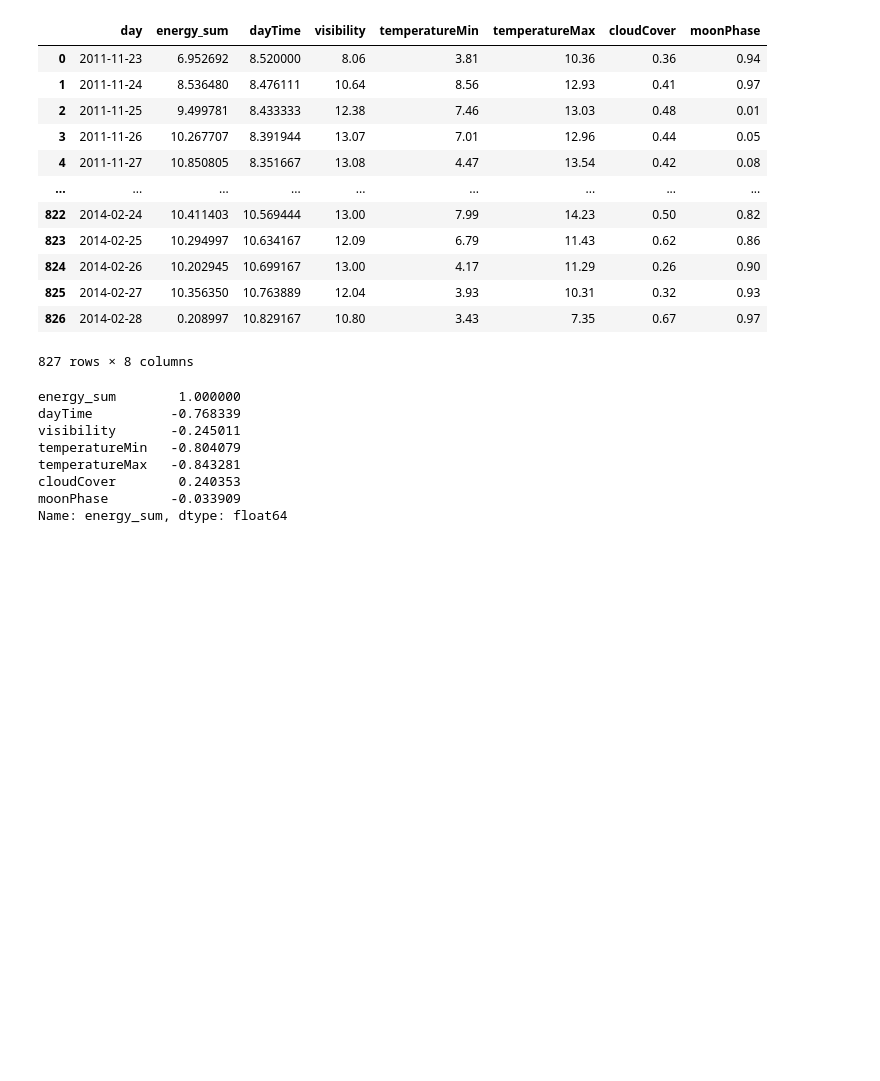
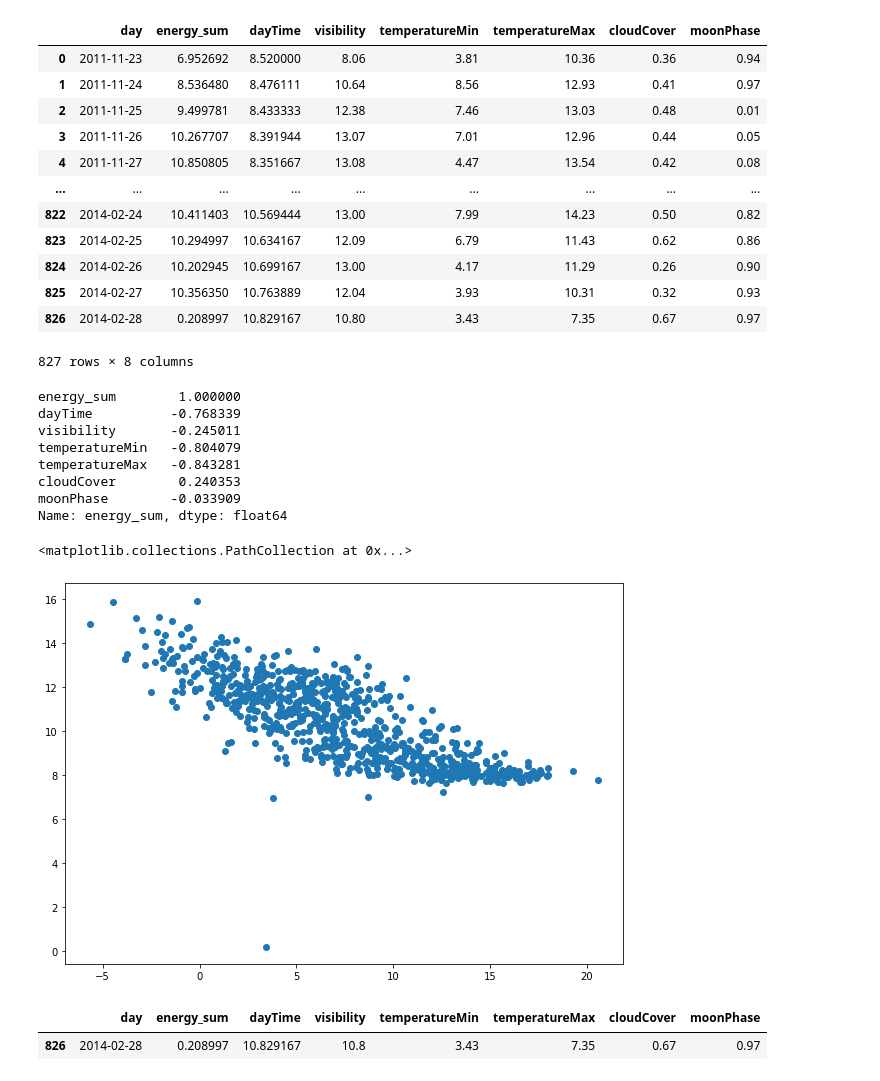
Before and after one commit to fctonio/Smart-meters-analysis, a Jupyter notebook: Notebooks/OLS_Merged_Weather_daily.ipynb, the cells around one changed output. Saved outputs shown, nothing was run; the diff lists cells and outputs as text; code cells hidden in the pictures; blank space fills up the shorter version.

```diff
--- a/Notebooks/OLS_Merged_Weather_daily.ipynb
+++ b/Notebooks/OLS_Merged_Weather_daily.ipynb
@@ -59,3 +62,17 @@ temperatureMax   -0.843281
 cloudCover        0.240353
 moonPhase        -0.033909
 Name: energy_sum, dtype: float64
+# %%
+x = df_merged[["temperatureMin"]]
+y = df_merged[["energy_sum"]]
+# %%
+plt.figure(figsize=(10,7))
+plt.scatter(x, y)
+# %% [output]
+<matplotlib.collections.PathCollection at 0x...>
+[figure, added]
+# %%
+df_merged.loc[df_merged["energy_sum"] < 2]
+# %% [output]
+|  | day | energy_sum | dayTime | visibility | temperatureMin | temperatureMax | cloudCover | moonPhase |
+| 826 | 2014-02-28 | 0.208997 | 10.829167 | 10.8 | 3.43 | 7.35 | 0.67 | 0.97 |
```
Also changed, not shown: parts of 11 cells of this notebook, 2 other files.
